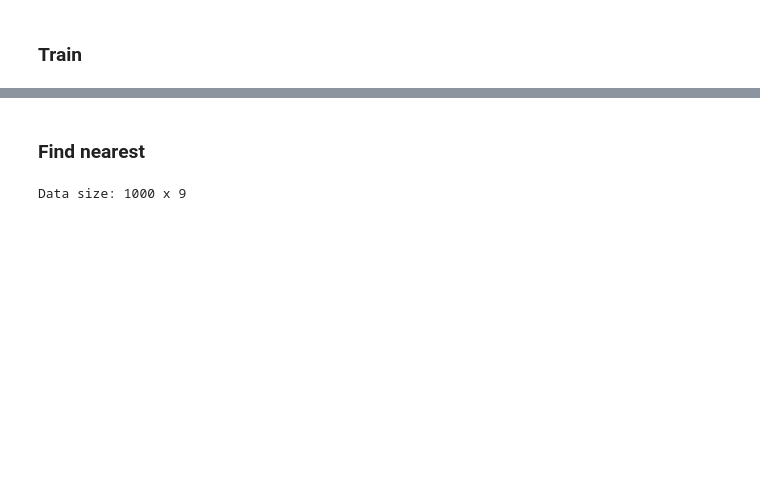
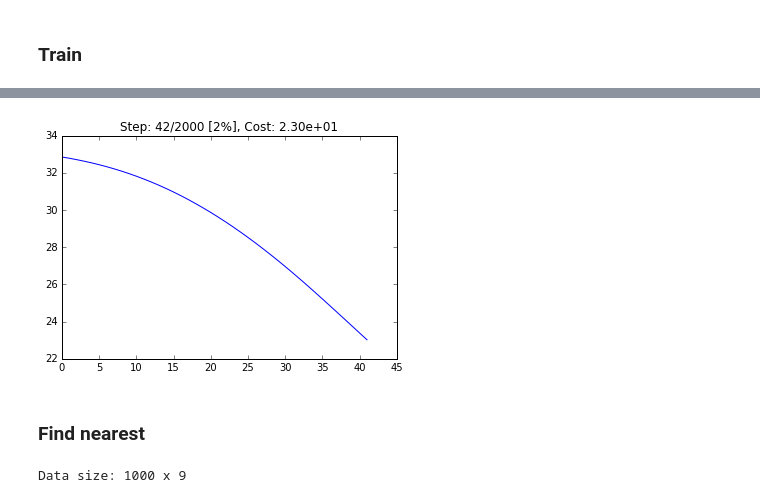
Before and after one commit to RomanKoshelev/deepcoins, a Jupyter notebook: embed_search.ipynb, the cells around one changed output, grey strips where cells are left out. Cells and saved outputs as stored; diff of their text form; code cells hidden in the pictures; blank space fills up the shorter version.

```diff
--- a/embed_search.ipynb
+++ b/embed_search.ipynb
@@ -313,11 +132,15 @@ def Autoencoder(inputs, img_shape):
 # %%
-learning_rate = 1e-4
-embed_dims    = 9
-
-with tf.device('/gpu:0'):
-    image_pl   = tf.placeholder(dtype=tf.float32, shape=[None, np.prod(image_shape)], name='image_pl')
-    embed_op   = ConvNet(image_pl, image_shape, embed_dims)
-    embed_cost = tsne_loss(joint_probs, data_size, embed_dims, embed_op)
-    train_op= tf.train.AdamOptimizer(learning_rate).minimize(embed_cost)
+tf.reset_default_graph()
+em_graph = tf.Graph()
+with em_graph.as_default():
+    with tf.name_scope('embedding'):
+        with tf.device('/cpu:0'):
+            learning_rate = 1e-4
+            embed_dims    = 9
+            images_pl  = tf.placeholder(dtype=tf.float32, shape=[None,]+image_shape, name='image_pl')
+            embed_op   = Perceptron(images_pl, embed_dims)
+            embed_loss = tsne_loss(joint_probs, data_size, embed_dims, embed_op)
+            train_op   = tf.train.AdamOptimizer(learning_rate).minimize(embed_loss)
+            init_op    = tf.global_variables_initializer()
 # %% [markdown]
 ### Train
@@ -362,3 +147,47 @@ Wall time: 14.6 s
+# %%
+%%time
+
+train_steps = 2000
+
+try:
+    sess.close()
+    print( "Session closed")
+except:
+    pass
+
+sess = tf.Session(graph=em_graph)
+
+def plot_costs(costs, step, step_num):
+    plt.plot(costs)
+    plt.title("Step: %d/%d [%.0f%%], Cost: %.2e" % (
+        step+1, step_num, 100*(step+1)/step_num, costs[-1]))
+    clear_output(True)
+    plt.show()
+
+def get_next_batch(i, bs):
+    imgs = train_images[i:i+bs]
+    imgs = np.reshape(imgs, [-1,]+image_shape)
+    lbls = train_labels[i:i+bs]
+    i = (i + bs) % (len(train_images))
+    return i, imgs, lbls
+
+def do_train(tr_op, loss, pl, bs):
+    try:
+        costs = []
+        sess.run(init_op)
+        bi = 0
+        for step in range(train_steps):
+            bi, images, _ = get_next_batch(bi, bs)
+            _, c = sess.run([tr_op, loss], feed_dict={pl: images})
+            costs.append(c)
+            plot_costs(costs, step, train_steps)
+    except KeyboardInterrupt:
+        pass
+    plot_costs(costs, step, train_steps)
+
+do_train(train_op, embed_loss, images_pl, data_size)
+# %% [output]
+[figure, added]
 # %% [markdown]
 ### Find nearest
 # %%
```
Also changed, not shown: parts of 16 cells of this notebook, 1 other file.
